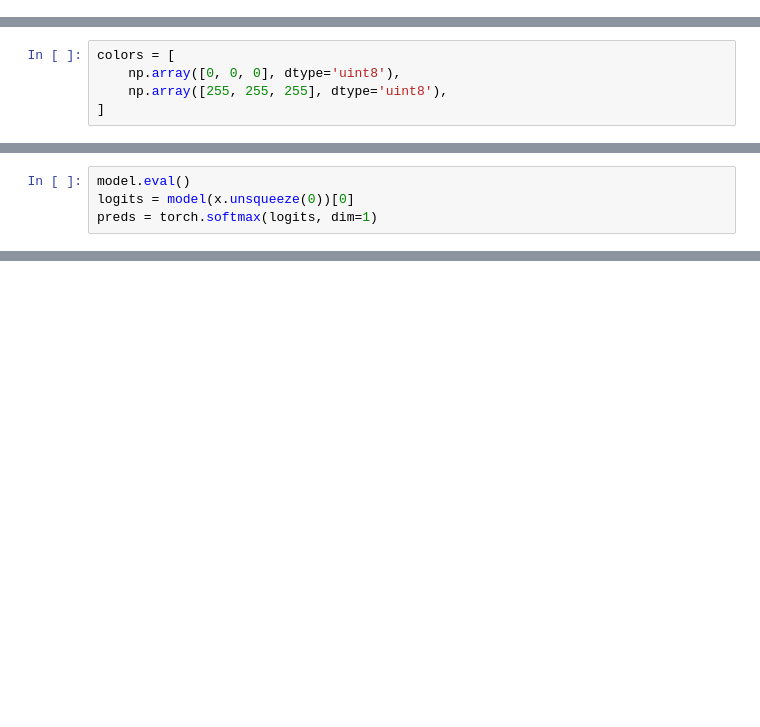
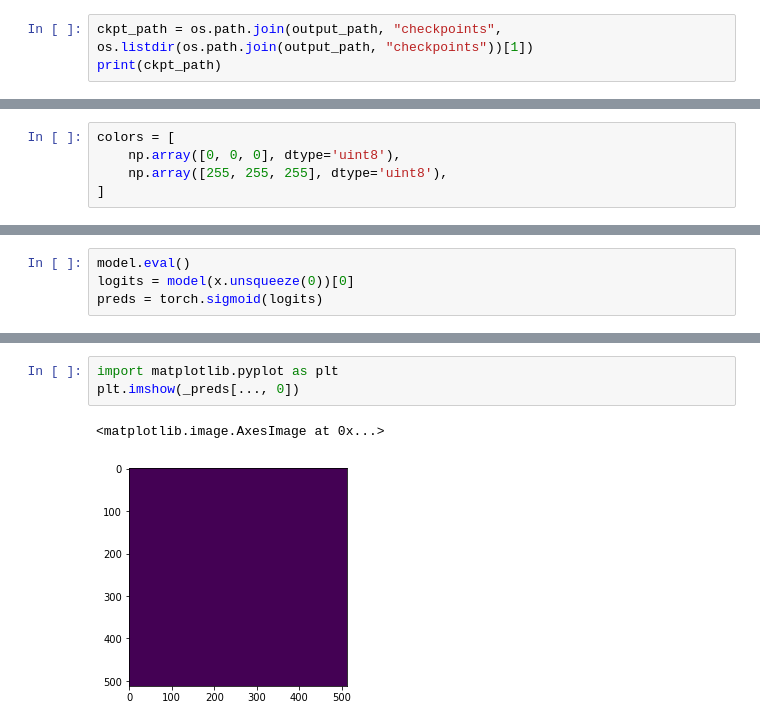
Before and after one commit to riccardomusmeci/tosem, a Jupyter notebook: notebooks/visualize_inference.ipynb, the cells around one changed output, grey strips where cells are left out. Cells and saved outputs as stored; diff of their text form; blank space fills up the shorter version.

```diff
--- a/notebooks/visualize_inference.ipynb
+++ b/notebooks/visualize_inference.ipynb
@@ -26,0 +34,3 @@ model_config["backbone"] = "timm-efficientnet-b3"
+# %%
+ckpt_path = os.path.join(output_path, "checkpoints", os.listdir(os.path.join(output_path, "checkpoints"))[1])
+print(ckpt_path)
@@ -58,6 +74,6 @@ print(img_path)
 # %%
 model.eval()
 logits = model(x.unsqueeze(0))[0]
-preds = torch.softmax(logits, dim=1)
+preds = torch.sigmoid(logits)
 # %%
 _preds = preds.detach().numpy().transpose(1, 2, 0)
@@ -82,0 +107,6 @@ Inference
+# %%
+import matplotlib.pyplot as plt
+plt.imshow(_preds[..., 0])
+# %% [output]
+<matplotlib.image.AxesImage at 0x...>
+[figure, added]
```
Also changed, not shown: parts of 18 cells of this notebook, 32 other files.
